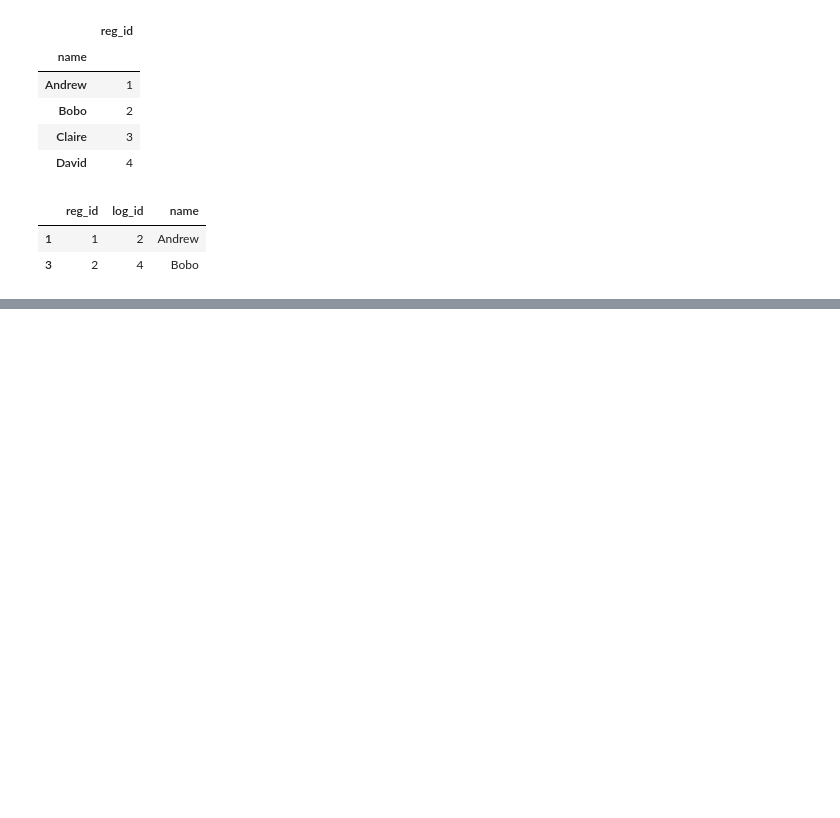
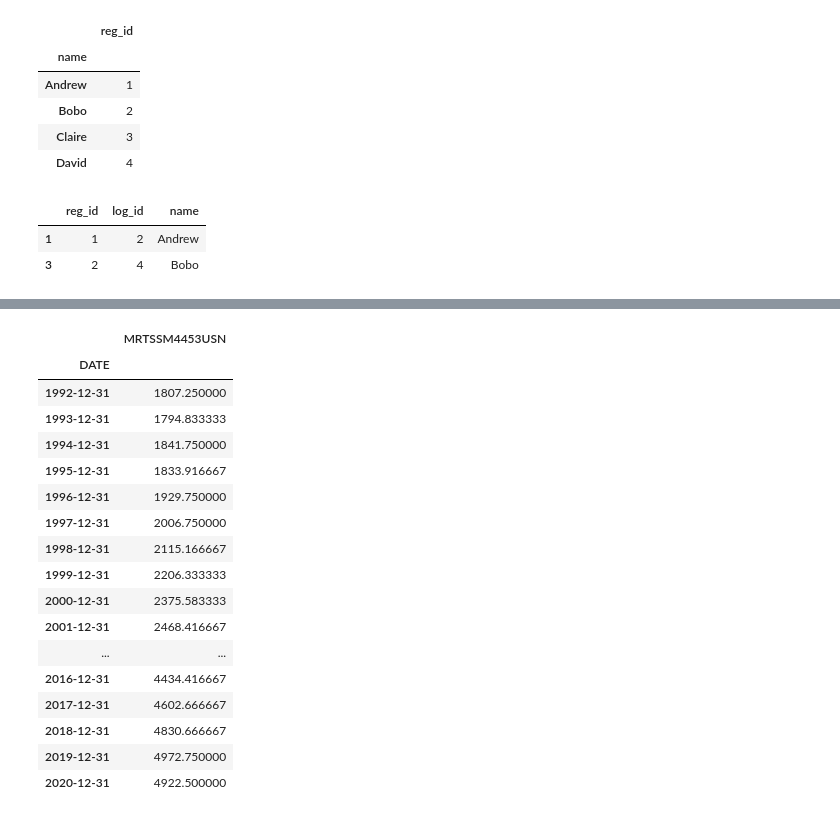
Before and after one commit to ShrayankM/Machine-Learning-2021, a Jupyter notebook: 2 - Pandas/pandas_basics.ipynb, the cells around one changed output, grey strips where cells are left out. Drawn from its saved outputs; the diff is of its cells as text; code cells hidden in the pictures; blank space fills up the shorter version.

```diff
--- a/2 - Pandas/pandas_basics.ipynb
+++ b/2 - Pandas/pandas_basics.ipynb
@@ -749,0 +872,2 @@ pd.merge(registrations, logins, left_index = True, right_on = 'name')
+# %%
+sales = pd.read_csv('RetailSales_BeerWineLiquor.csv')
@@ -749,0 +883,2 @@ pd.merge(registrations, logins, left_index = True, right_on = 'name')
+# %%
+sales['DATE'] = pd.to_datetime(sales['DATE'])
@@ -749,0 +900,23 @@ pd.merge(registrations, logins, left_index = True, right_on = 'name')
+# %%
+sales.set_index('DATE', inplace = True)
+# %%
+sales.resample(rule = 'A').mean()
+# %% [output]
+|  | MRTSSM4453USN |
+| DATE |  |
+| 1992-12-31 | 1807.250000 |
+| 1993-12-31 | 1794.833333 |
+| 1994-12-31 | 1841.750000 |
+| 1995-12-31 | 1833.916667 |
+| 1996-12-31 | 1929.750000 |
+| 1997-12-31 | 2006.750000 |
+| 1998-12-31 | 2115.166667 |
+| 1999-12-31 | 2206.333333 |
+| 2000-12-31 | 2375.583333 |
+| 2001-12-31 | 2468.416667 |
+| ... | ... |
+| 2016-12-31 | 4434.416667 |
+| 2017-12-31 | 4602.666667 |
+| 2018-12-31 | 4830.666667 |
+| 2019-12-31 | 4972.750000 |
+| 2020-12-31 | 4922.500000 |
```
Also changed, not shown: parts of 33 cells of this notebook.
